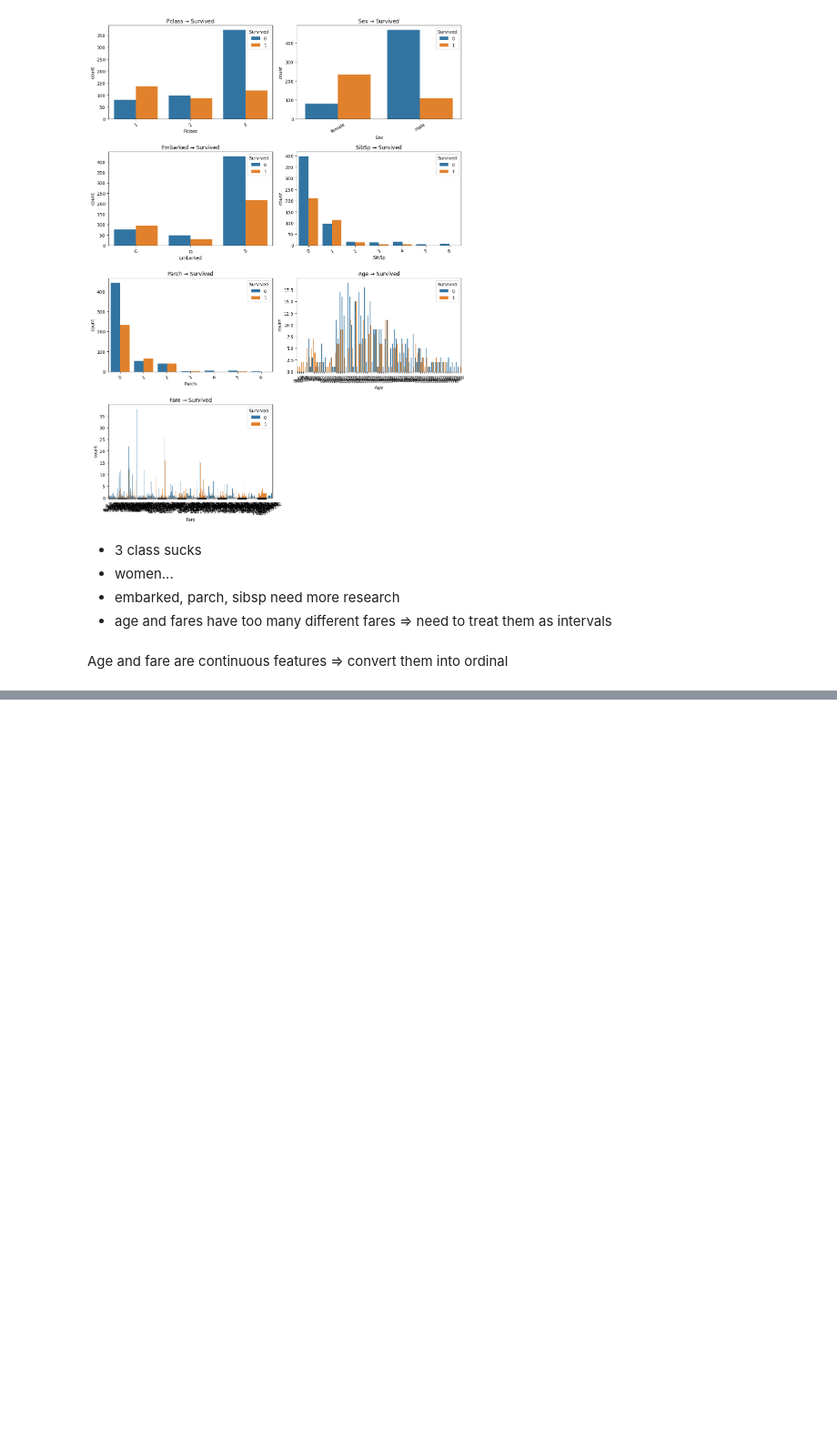
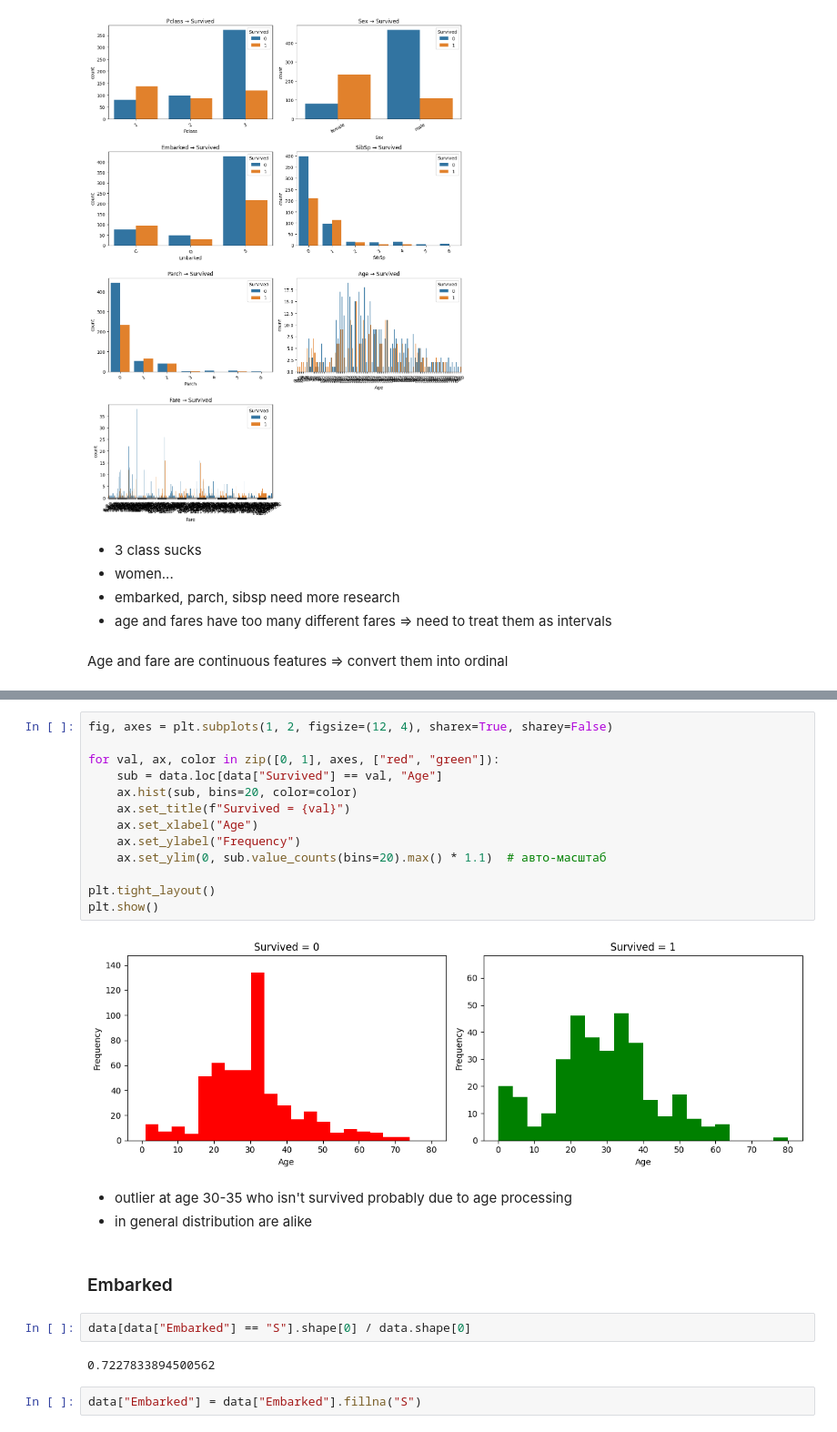
Before and after one commit to DmitriyN7/titanic, a Jupyter notebook: titanic.ipynb, the cells around one changed output, grey strips where cells are left out. Shown at 91% size. Cells and saved outputs as stored; diff of their text form; blank space fills up the shorter version.

```diff
--- a/titanic.ipynb
+++ b/titanic.ipynb
@@ -98,0 +188,26 @@ Age and fare are continuous features => convert them into ordinal
+# %%
+fig, axes = plt.subplots(1, 2, figsize=(12, 4), sharex=True, sharey=False)
+
+for val, ax, color in zip([0, 1], axes, ["red", "green"]):
+    sub = data.loc[data["Survived"] == val, "Age"]
+    ax.hist(sub, bins=20, color=color)
+    ax.set_title(f"Survived = {val}")
+    ax.set_xlabel("Age")
+    ax.set_ylabel("Frequency")
+    ax.set_ylim(0, sub.value_counts(bins=20).max() * 1.1)  # авто-масштаб
+
+plt.tight_layout()
+plt.show()
+# %% [output]
+[figure, added]
+# %% [markdown]
+- outlier at age 30-35 who isn't survived probably due to age processing
+- in general distribution are alike
+# %% [markdown]
+### Embarked
+# %%
+data[data["Embarked"] == "S"].shape[0] / data.shape[0]
+# %% [output]
+0.7227833894500562
+# %%
+data["Embarked"] = data["Embarked"].fillna("S")
```
Also changed, not shown: parts of 93 cells of this notebook, 9 other files.
